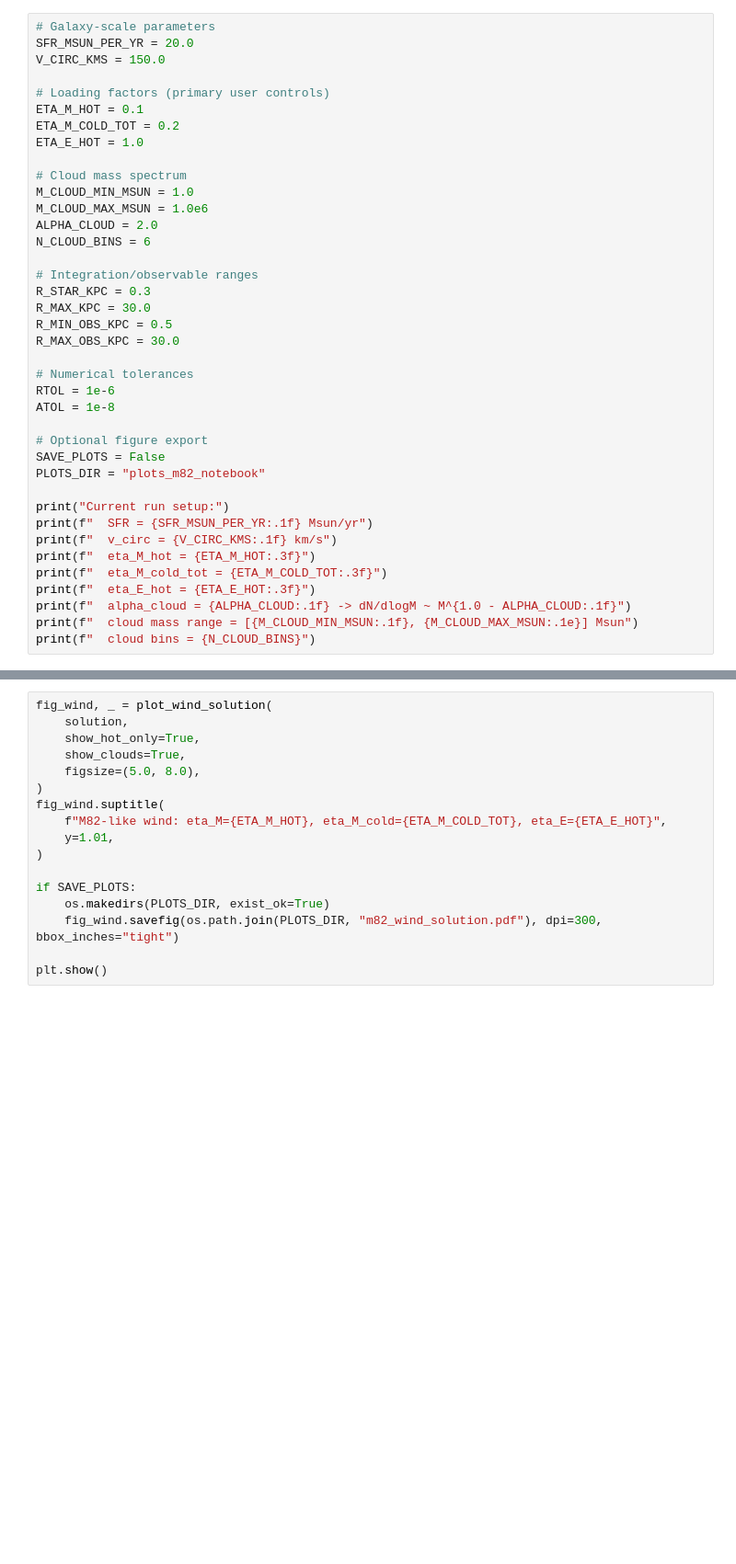
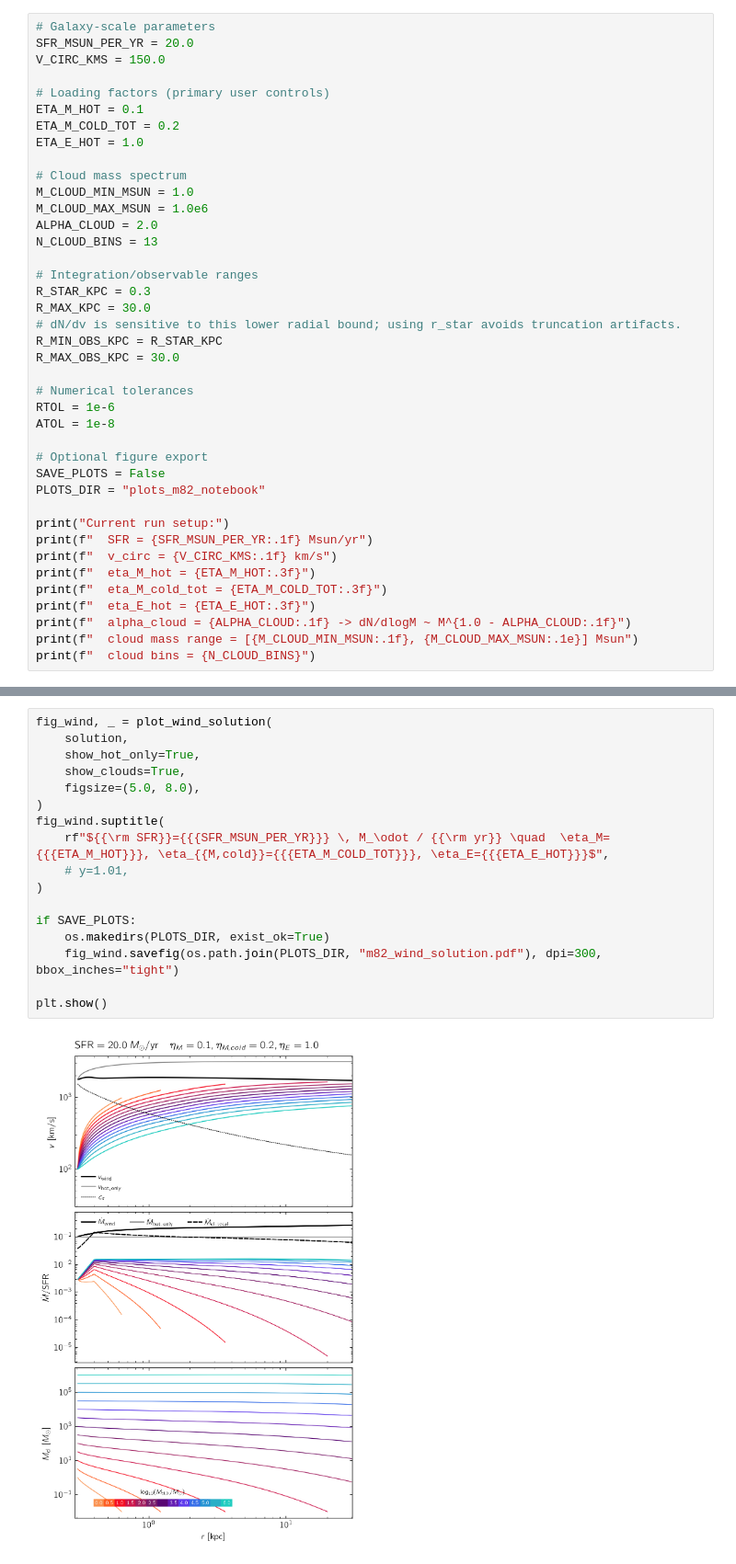
Before and after one commit to dfielding14/MultiPhaseMultiCloudGalacticWind, a Jupyter notebook: examples/m82_multiphase_user_notebook.ipynb, the cells around one changed output, grey strips where cells are left out. Shown at 92% size. Drawn from its saved outputs; the diff is of its cells as text; blank space fills up the shorter version.

```diff
--- a/examples/m82_multiphase_user_notebook.ipynb
+++ b/examples/m82_multiphase_user_notebook.ipynb
@@ -47,12 +47,13 @@ ETA_E_HOT = 1.0
 M_CLOUD_MIN_MSUN = 1.0
 M_CLOUD_MAX_MSUN = 1.0e6
 ALPHA_CLOUD = 2.0
-N_CLOUD_BINS = 6
+N_CLOUD_BINS = 13
 
 # Integration/observable ranges
 R_STAR_KPC = 0.3
 R_MAX_KPC = 30.0
-R_MIN_OBS_KPC = 0.5
+# dN/dv is sensitive to this lower radial bound; using r_star avoids truncation artifacts.
+R_MIN_OBS_KPC = R_STAR_KPC
 R_MAX_OBS_KPC = 30.0
 
 # Numerical tolerances
@@ -120,20 +146,22 @@ These panels use the package plotting API directly (`plotting.py`).
 # %%
 fig_wind, _ = plot_wind_solution(
     solution,
     show_hot_only=True,
     show_clouds=True,
     figsize=(5.0, 8.0),
 )
 fig_wind.suptitle(
-    f"M82-like wind: eta_M={ETA_M_HOT}, eta_M_cold={ETA_M_COLD_TOT}, eta_E={ETA_E_HOT}",
-    y=1.01,
+    rf"${{\rm SFR}}={{{SFR_MSUN_PER_YR}}} \, M_\odot / {{\rm yr}} \quad  \eta_M={{{ETA_M_HOT}}}, \eta_{{M,cold}}={{{ETA_M_COLD_TOT}}}, \eta_E={{{ETA_E_HOT}}}$",
+    # y=1.01,
 )
 
 if SAVE_PLOTS:
     os.makedirs(PLOTS_DIR, exist_ok=True)
     fig_wind.savefig(os.path.join(PLOTS_DIR, "m82_wind_solution.pdf"), dpi=300, bbox_inches="tight")
 
 plt.show()
+# %% [output]
+[figure, added]
 # %%
 fig_profiles, _ = plot_profiles(
     solution,
```
Also changed, not shown: parts of 8 cells of this notebook, 4 other files.
